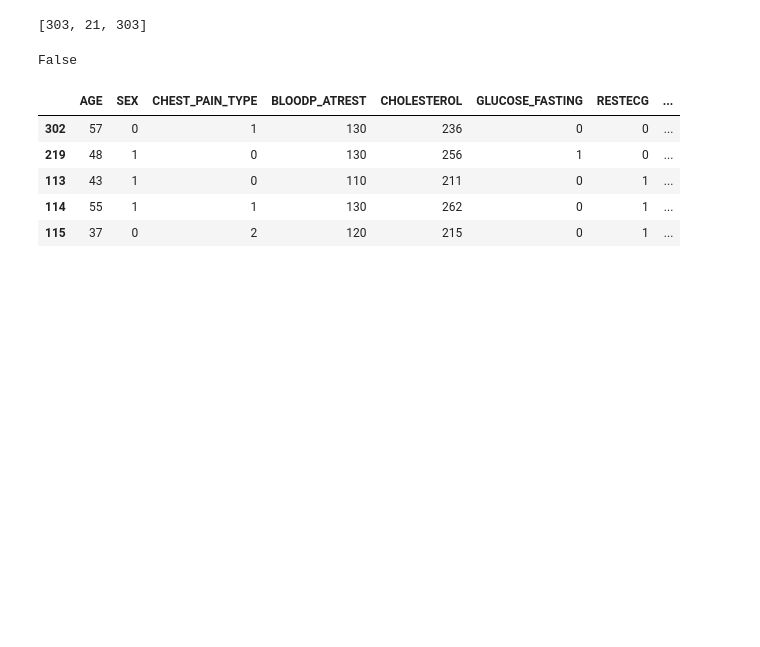
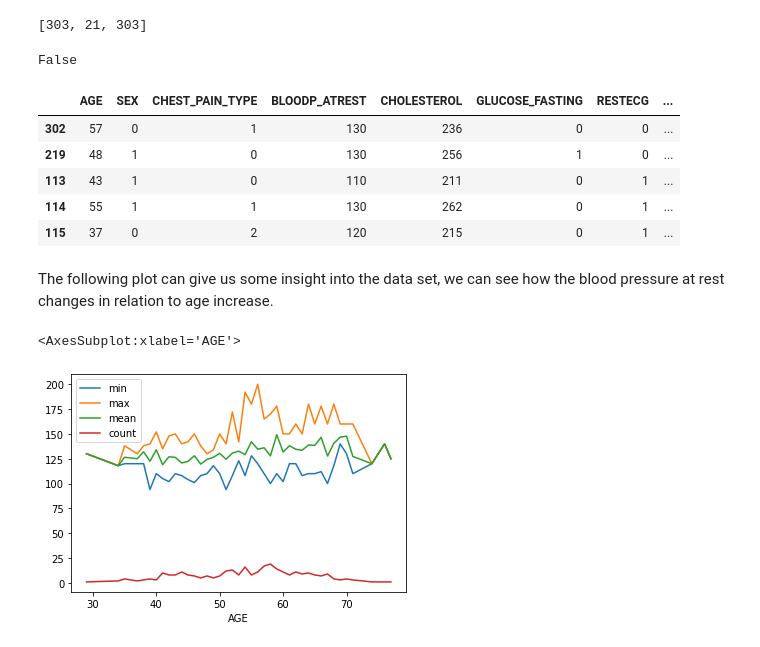
Before and after one commit to yassinzeraoulia97/esercizi, a Jupyter notebook: esercizi.ipynb, the cells around one changed output. Saved outputs shown, nothing was run; the diff lists cells and outputs as text; code cells hidden in the pictures; blank space fills up the shorter version.

```diff
--- a/esercizi.ipynb
+++ b/esercizi.ipynb
@@ -222,7 +222,7 @@ df.head()
 | 3 | 56 | 1 | 1 | 120 | 236 | 0 | 1 | ... |
 | 4 | 57 | 0 | 0 | 120 | 354 | 0 | 1 | ... |
 # %%
-df.sort_values(by='HEARTSTRES_EXERCISE', ascending=True, inplace=True)
+df4 = df.sort_values(by='HEARTSTRES_EXERCISE', ascending=True, inplace=True)
 # %% [markdown]
 Take a subset to do some exercise
 # %%
@@ -279,9 +274,10 @@ np.array_equal(df3.sort_index(axis=1).values, df2.sort_index(axis=1).values)
 # %% [output]
 False
 # %%
-df.assign(
+df= df.assign(
     z_score_cholesterol= lambda x: x.CHOLESTEROL.sub(df.CHOLESTEROL.mean()).div(df.CHOLESTEROL.std()).abs()
 ).head()
+df.head()
 # %% [output]
 |  | AGE | SEX | CHEST_PAIN_TYPE | BLOODP_ATREST | CHOLESTEROL | GLUCOSE_FASTING | RESTECG | ... |
 | 302 | 57 | 0 | 1 | 130 | 236 | 0 | 0 | ... |
@@ -289,3 +285,12 @@ df.assign(
 | 113 | 43 | 1 | 0 | 110 | 211 | 0 | 1 | ... |
 | 114 | 55 | 1 | 1 | 130 | 262 | 0 | 1 | ... |
 | 115 | 37 | 0 | 2 | 120 | 215 | 0 | 1 | ... |
+# %% [markdown]
+The following plot can give us some insight into the data set, we can see how the blood pressure at rest changes in relation to age increase.
+# %%
+l = df.groupby('AGE')['BLOODP_ATREST'].agg(['min','max','mean','count'])
+
+l.plot.line()
+# %% [output]
+<AxesSubplot:xlabel='AGE'>
+[figure, added]
```
Also changed, not shown: parts of 1 cell of this notebook.
